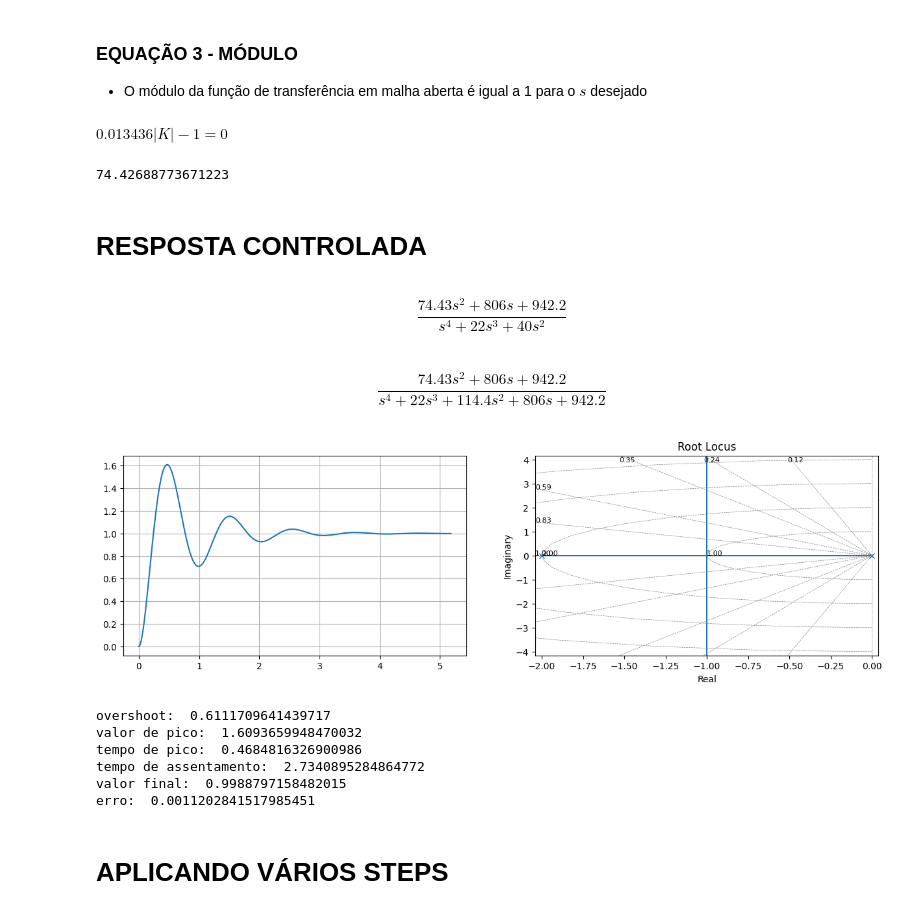
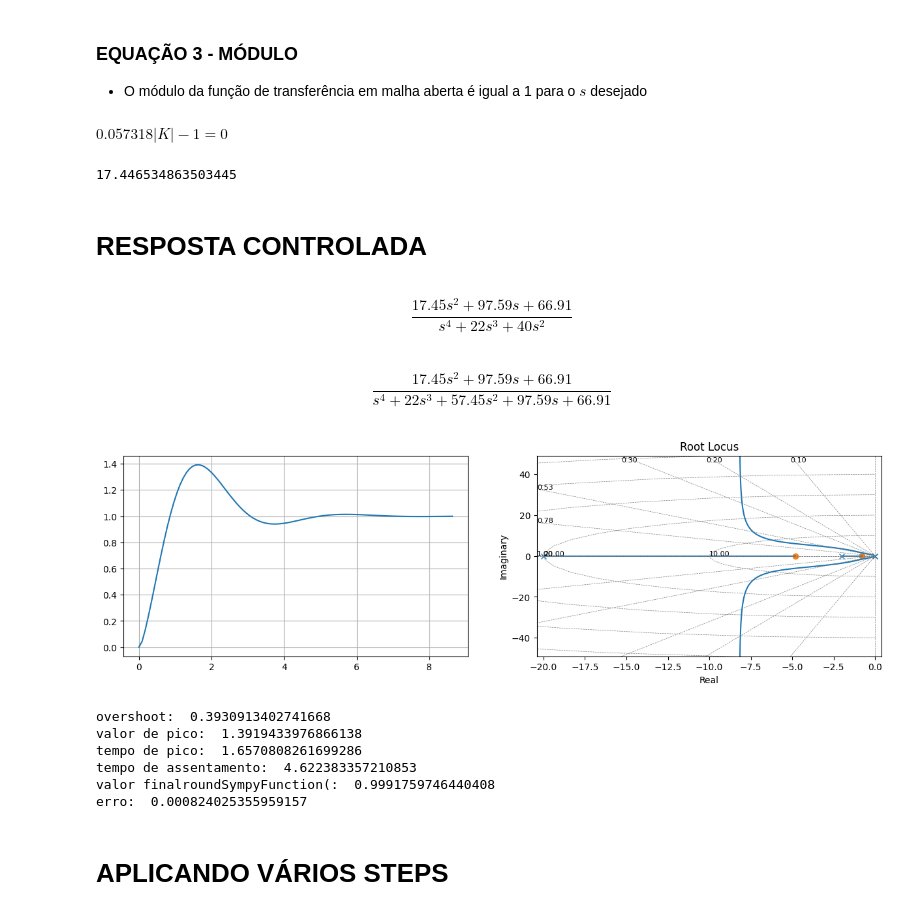
Before and after one commit to KlaussMarchi/DataScience, a Jupyter notebook: PyTrole/CONTROL/PID_ADV.ipynb, the cells around one changed output. Cells and saved outputs as stored; diff of their text form; code cells hidden in the pictures.

```diff
--- a/PyTrole/CONTROL/PID_ADV.ipynb
+++ b/PyTrole/CONTROL/PID_ADV.ipynb
@@ -51,8 +50,8 @@ zeros:
 # REQUISITOS DO SISTEMA
 - Os requisitos do sistema serão encontrados a partir do overshoot e tempo de establização máximos permitidos
 # %%
-Ts = 3
-UP = .5
+Ts = 5
+UP = .2
 # %% [markdown]
 - $\zeta = -\frac{ln(UP\%)}{\sqrt{\pi² + ln²(UP\%)}}$
 # %%
@@ -146,13 +145,13 @@ modulo = roundSympyFunction(modulo)
 eq = sp.Eq(modulo - 1, 0)
 eq
 # %% [output]
-$\displaystyle 0.013436 \left|{K}\right| - 1 = 0$
+$\displaystyle 0.057318 \left|{K}\right| - 1 = 0$
 # %%
 K = sp.nsolve(eq, K, 0)
 K = float(K)
 K
 # %% [output]
-74.42688773671223
+17.446534863503445
 # %% [markdown]
 # RESPOSTA CONTROLADA
 # %%
@@ -164,26 +163,25 @@ G = G_bkp
 G_ma = G*C
 G_ma
 # %% [output]
-$$\frac{74.43 s^2 + 806 s + 942.2}{s^4 + 22 s^3 + 40 s^2}$$
+$$\frac{17.45 s^2 + 97.59 s + 66.91}{s^4 + 22 s^3 + 40 s^2}$$
 # %%
 G_feedback = ctl.feedback(G_ma, 1)
 G_feedback
 # %% [output]
-$$\frac{74.43 s^2 + 806 s + 942.2}{s^4 + 22 s^3 + 114.4 s^2 + 806 s + 942.2}$$
+$$\frac{17.45 s^2 + 97.59 s + 66.91}{s^4 + 22 s^3 + 57.45 s^2 + 97.59 s + 66.91}$$
 # %%
 time, response = ctl.step_response(G_feedback)
 plt.figure(figsize=(15, 4))
 
 plt.subplot(1, 2, 1)
 plt.plot(time, response)
 plt.grid()
 
 plt.subplot(1, 2, 2)
-ctl.root_locus(G)
-
+ctl.root_locus(G_ma)
 plt.show()
 # %% [output]
-[figure, old version]
+[figure, new version]
 # %%
 def getOvershoot(time, response):
     peak_value = np.max(response)
@@ -237,18 +235,18 @@ def getAllInfo(time, response, show=True, setpoint=1):
     print('valor de pico: ', info['peakValue'])
     print('tempo de pico: ', info['peakTime'])
     print('tempo de assentamento: ', info['settlingTime'])
-    print('valor final: ', info['finalValue'])
+    print('valor finalroundSympyFunction(: ', info['finalValue'])
     print('erro: ', info['error'])
 
 
 getAllInfo(time, response, setpoint=1)
 # %% [output]
-overshoot:  0.6111709641439717
-valor de pico:  1.6093659948470032
-tempo de pico:  0.4684816326900986
-tempo de assentamento:  2.7340895284864772
-valor final:  0.9988797158482015
-erro:  0.0011202841517985451
+overshoot:  0.3930913402741668
+valor de pico:  1.3919433976866138
+tempo de pico:  1.6570808261699286
+tempo de assentamento:  4.622383357210853
+valor finalroundSympyFunction(:  0.9991759746440408
+erro:  0.000824025355959157
 # %% [markdown]
 # APLICANDO VÁRIOS STEPS
 # %%
```
Also changed, not shown: parts of 12 cells of this notebook, 25 other files.
